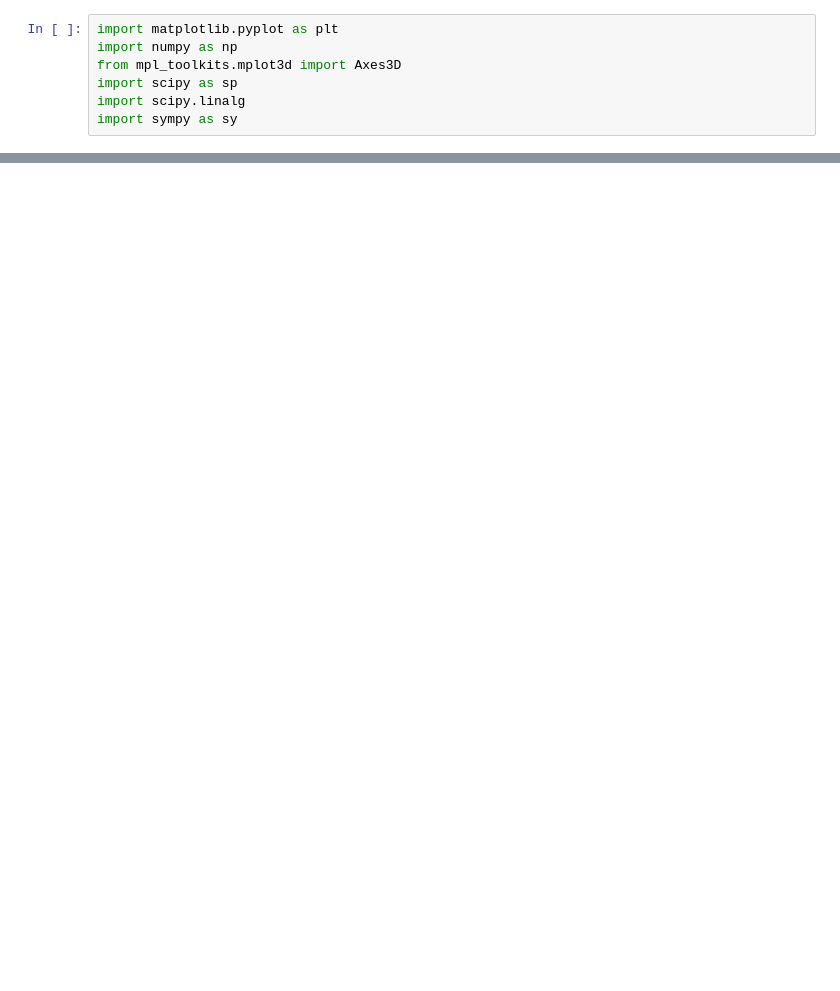
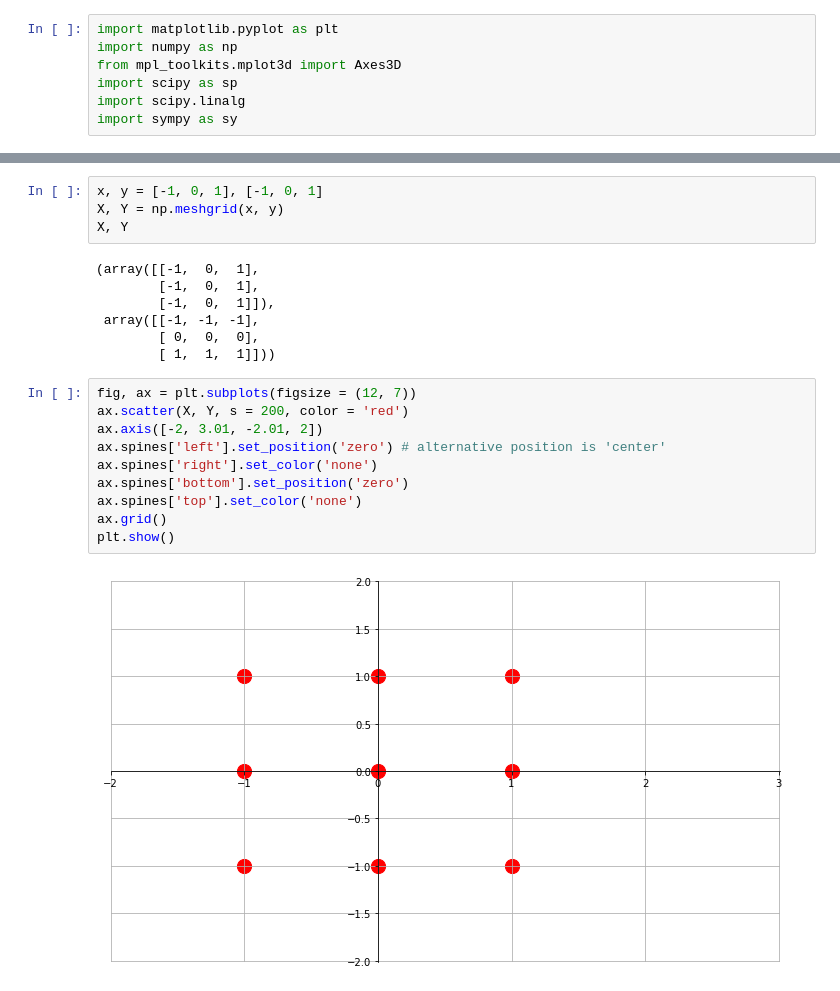
Before and after one commit to thanethereal/Data-Science-Roadmap, a Jupyter notebook: Linear_Algebra/Chapter1.ipynb, the cells around one changed output, grey strips where cells are left out. Saved outputs shown, nothing was run; the diff lists cells and outputs as text; blank space fills up the shorter version.

```diff
--- a/Linear_Algebra/Chapter1.ipynb
+++ b/Linear_Algebra/Chapter1.ipynb
@@ -29,0 +30,23 @@ ax.grid()
+# %%
+x, y = [-1, 0, 1], [-1, 0, 1]
+X, Y = np.meshgrid(x, y)
+X, Y
+# %% [output]
+(array([[-1,  0,  1],
+        [-1,  0,  1],
+        [-1,  0,  1]]),
+ array([[-1, -1, -1],
+        [ 0,  0,  0],
+        [ 1,  1,  1]]))
+# %%
+fig, ax = plt.subplots(figsize = (12, 7))
+ax.scatter(X, Y, s = 200, color = 'red')
+ax.axis([-2, 3.01, -2.01, 2])
+ax.spines['left'].set_position('zero') # alternative position is 'center'
+ax.spines['right'].set_color('none')
+ax.spines['bottom'].set_position('zero')
+ax.spines['top'].set_color('none')
+ax.grid()
+plt.show()
+# %% [output]
+[figure, added]
```
Also changed, not shown: parts of 3 cells of this notebook.
